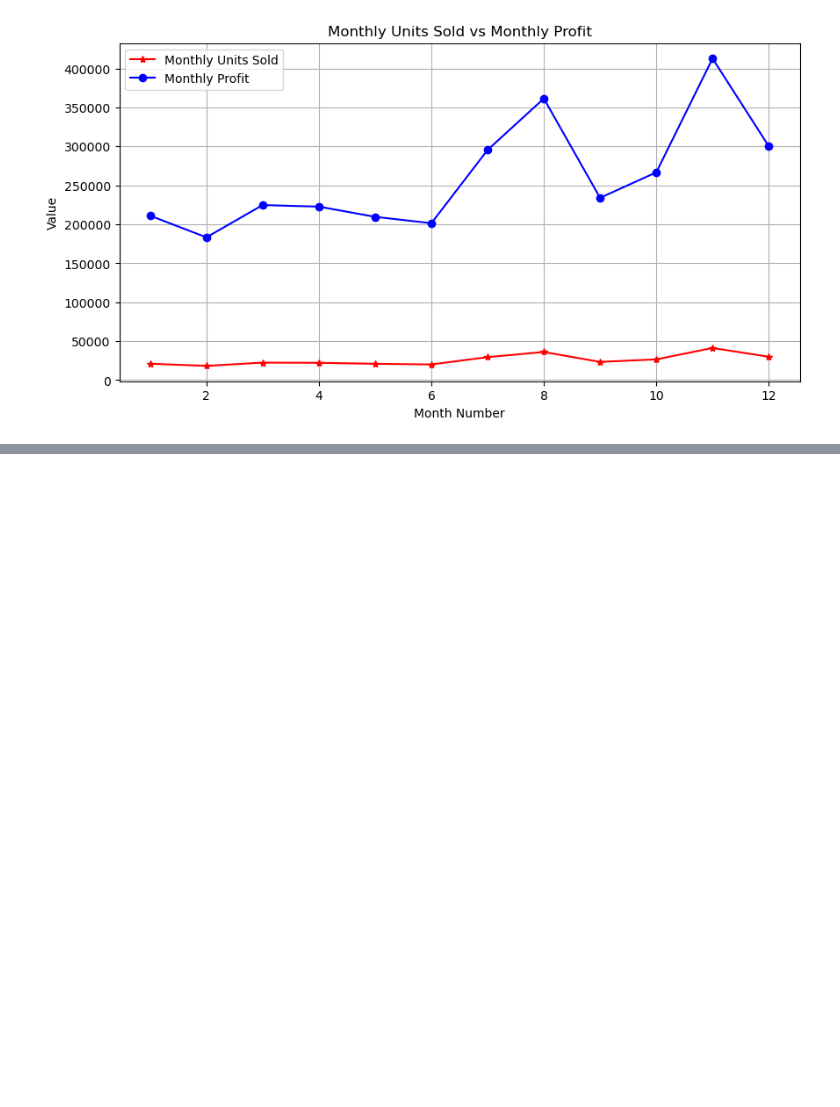
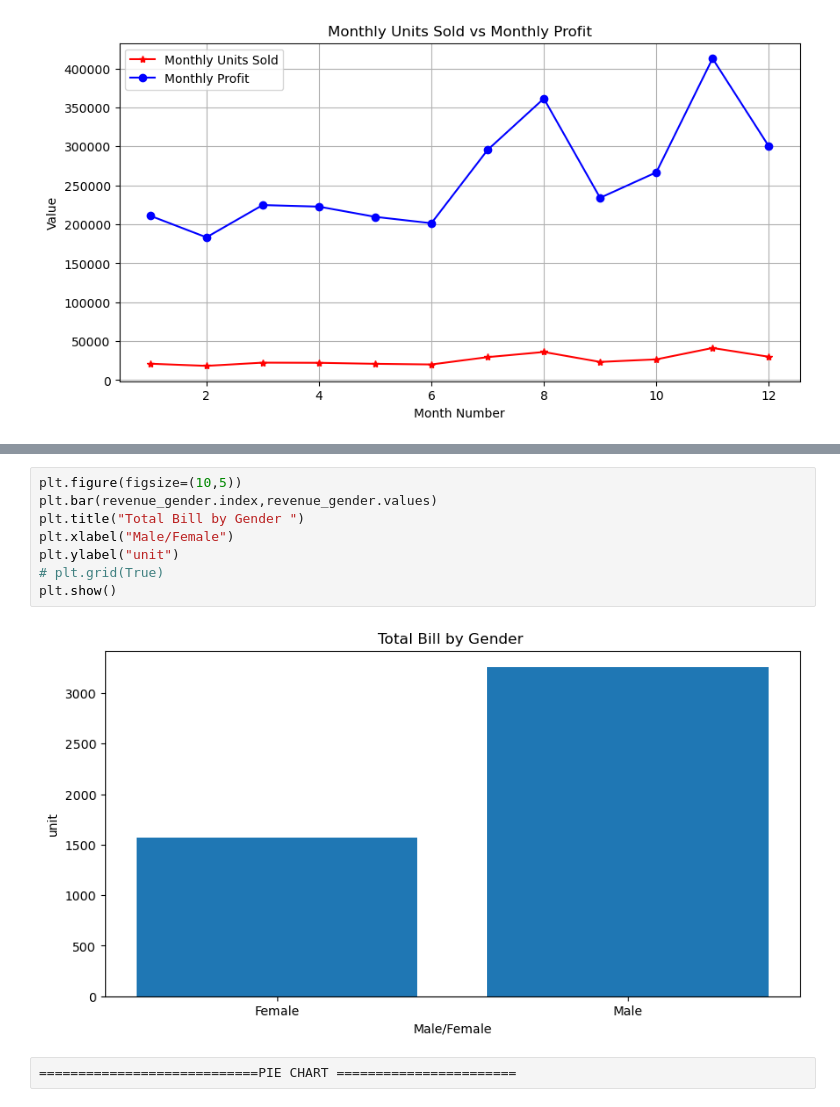
Before and after one commit to Akashyadav-codes/IBM_Skill_Programs, a Jupyter notebook: IBM_training.ipynb, the cells around one changed output, grey strips where cells are left out. Cells and saved outputs as stored; diff of their text form; blank space fills up the shorter version.

```diff
--- a/IBM_training.ipynb
+++ b/IBM_training.ipynb
@@ -726,0 +830,12 @@ plt.show()
+# %%
+plt.figure(figsize=(10,5))
+plt.bar(revenue_gender.index,revenue_gender.values)
+plt.title("Total Bill by Gender ")
+plt.xlabel("Male/Female")
+plt.ylabel("unit")
+# plt.grid(True)
+plt.show()
+# %% [output]
+[figure, added]
+# %%
+============================PIE CHART =======================
```
Also changed, not shown: parts of 12 cells of this notebook.
